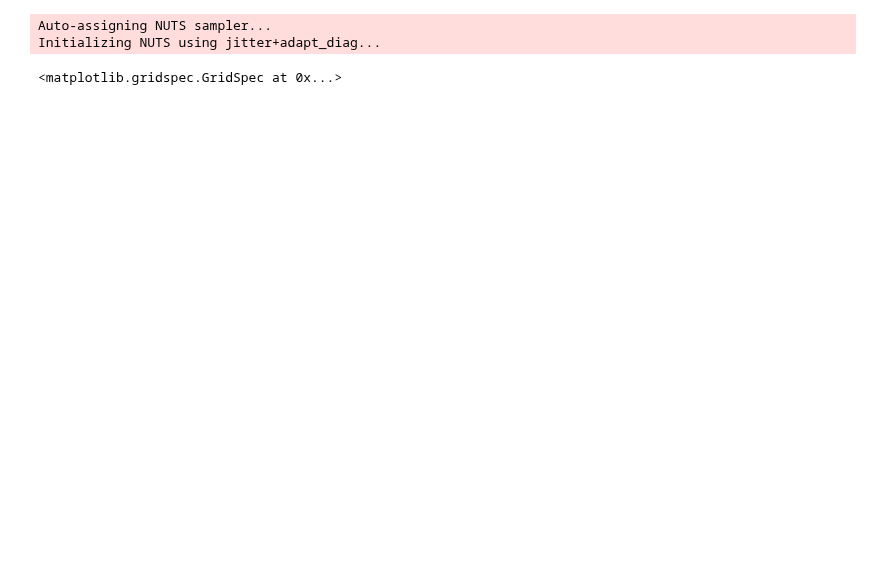
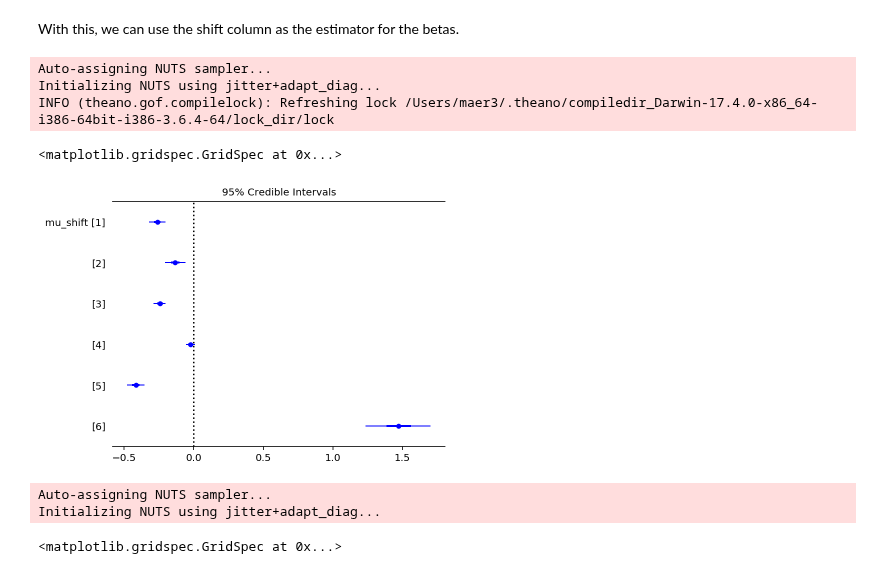
Before and after one commit to afcarl/mia-stats, a Jupyter notebook: biofilm/20180201-analysis.ipynb, the cells around one changed output. Cells and saved outputs as stored; diff of their text form; code cells hidden in the pictures; blank space fills up the shorter version.

```diff
--- a/biofilm/20180201-analysis.ipynb
+++ b/biofilm/20180201-analysis.ipynb
@@ -46,0 +113,2 @@ Based on this, there is clear separation between the dates, and thus it is not a
+# %% [markdown]
+With this, we can use the shift column as the estimator for the betas.
@@ -47,3 +126,15 @@ Based on this, there is clear separation between the dates, and thus it is not a
+# %%
+with shift_model:
+    shift_trace = pm.sample(2000)
+# %% [output]
+Auto-assigning NUTS sampler...
+Initializing NUTS using jitter+adapt_diag...
+INFO (theano.gof.compilelock): Refreshing lock /Users/maer3/.theano/compiledir_Darwin-17.4.0-x86_64-i386-64bit-i386-3.6.4-64/lock_dir/lock
+# %%
+pm.forestplot(shift_trace, varnames=['mu_shift'])
+# %% [output]
+<matplotlib.gridspec.GridSpec at 0x...>
+[figure, added]
 # %%
 with pm.Model() as nonhierarchical_model:
     shape = len(set(data['Isolate']))
```
Also changed, not shown: parts of 10 cells of this notebook, 2 other files.
